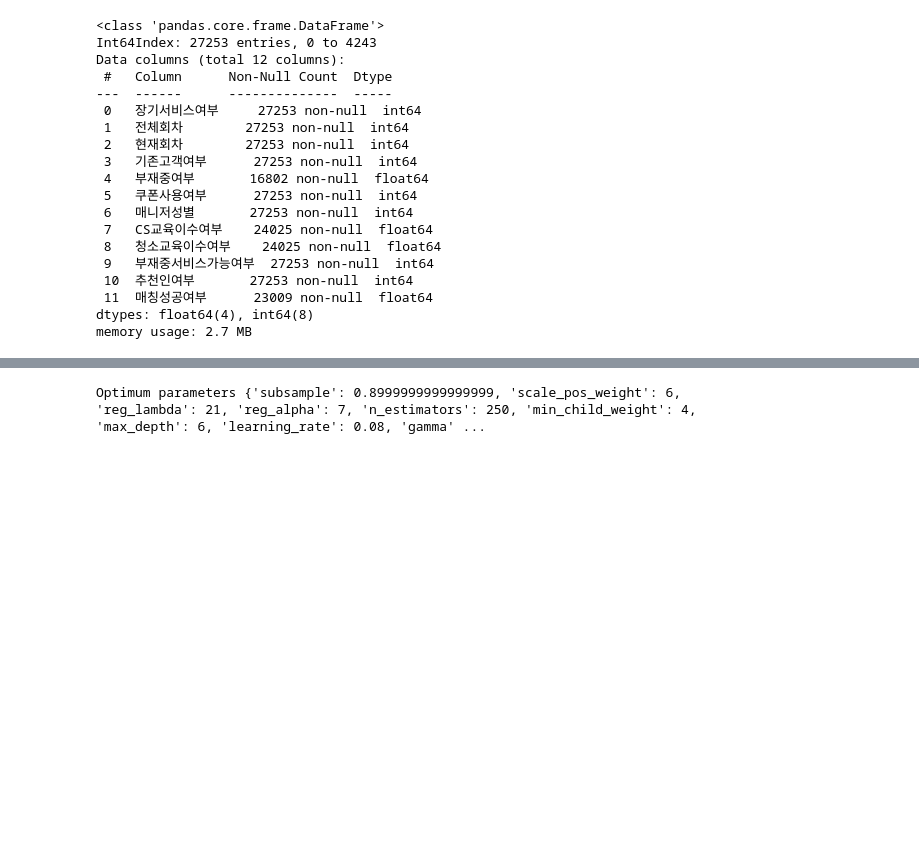
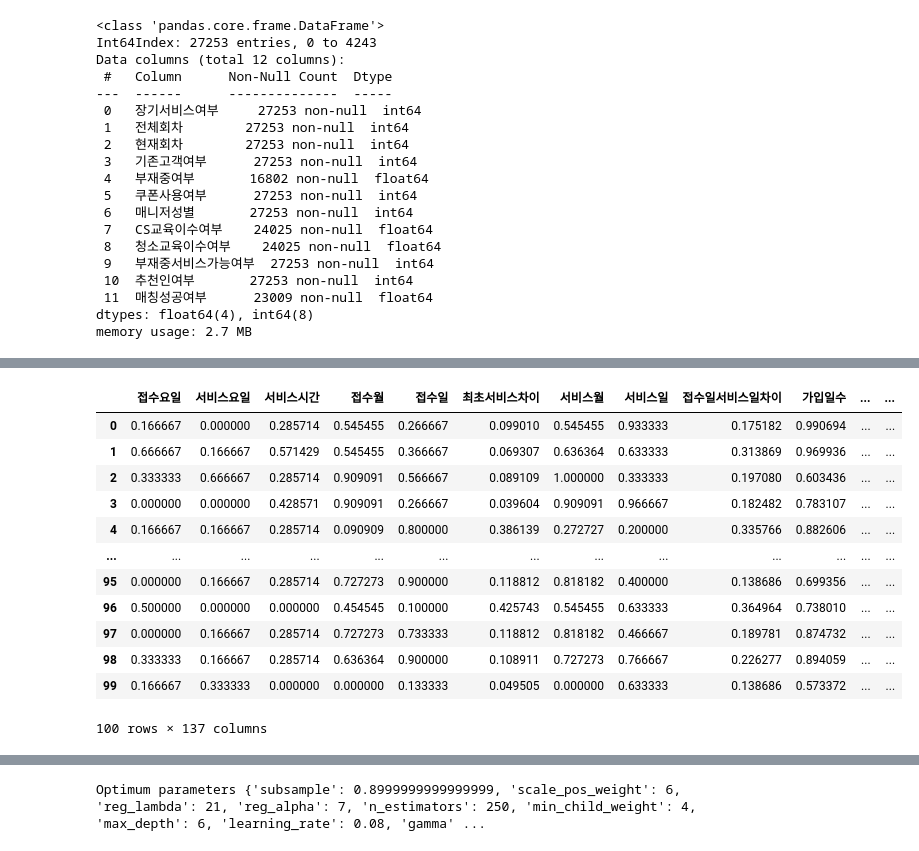
Before and after one commit to Hwijune/hackt, a Jupyter notebook: 04_ML/my-notebook.ipynb, the cells around one changed output, grey strips where cells are left out. Cells and saved outputs as stored; diff of their text form; code cells hidden in the pictures; blank space fills up the shorter version.

```diff
--- a/04_ML/my-notebook.ipynb
+++ b/04_ML/my-notebook.ipynb
@@ -658,6 +678,22 @@ df_norm.head()
 x_train = df_norm[~df_norm['매칭성공여부'].isnull()].drop(columns=['SEQ', '매칭성공여부'])
 x_test = df_norm[df_norm['매칭성공여부'].isnull()].drop(columns=['SEQ','매칭성공여부'])
 y_train= df_norm[~df_norm['매칭성공여부'].isnull()]['매칭성공여부']
+# %%
+df_norm.head(100)
+# %% [output]
+|  | 접수요일 | 서비스요일 | 서비스시간 | 접수월 | 접수일 | 최초서비스차이 | 서비스월 | 서비스일 | 접수일서비스일차이 | 가입일수 | ... | ... |
+| 0 | 0.166667 | 0.000000 | 0.285714 | 0.545455 | 0.266667 | 0.099010 | 0.545455 | 0.933333 | 0.175182 | 0.990694 | ... | ... |
+| 1 | 0.666667 | 0.166667 | 0.571429 | 0.545455 | 0.366667 | 0.069307 | 0.636364 | 0.633333 | 0.313869 | 0.969936 | ... | ... |
+| 2 | 0.333333 | 0.666667 | 0.285714 | 0.909091 | 0.566667 | 0.089109 | 1.000000 | 0.333333 | 0.197080 | 0.603436 | ... | ... |
+| 3 | 0.000000 | 0.000000 | 0.428571 | 0.909091 | 0.266667 | 0.039604 | 0.909091 | 0.966667 | 0.182482 | 0.783107 | ... | ... |
+| 4 | 0.166667 | 0.166667 | 0.285714 | 0.090909 | 0.800000 | 0.386139 | 0.272727 | 0.200000 | 0.335766 | 0.882606 | ... | ... |
+| ... | ... | ... | ... | ... | ... | ... | ... | ... | ... | ... | ... | ... |
+| 95 | 0.000000 | 0.166667 | 0.285714 | 0.727273 | 0.900000 | 0.118812 | 0.818182 | 0.400000 | 0.138686 | 0.699356 | ... | ... |
+| 96 | 0.500000 | 0.000000 | 0.000000 | 0.454545 | 0.100000 | 0.425743 | 0.545455 | 0.633333 | 0.364964 | 0.738010 | ... | ... |
+| 97 | 0.000000 | 0.166667 | 0.285714 | 0.727273 | 0.733333 | 0.118812 | 0.818182 | 0.466667 | 0.189781 | 0.874732 | ... | ... |
+| 98 | 0.333333 | 0.166667 | 0.285714 | 0.636364 | 0.900000 | 0.108911 | 0.727273 | 0.766667 | 0.226277 | 0.894059 | ... | ... |
+| 99 | 0.166667 | 0.333333 | 0.000000 | 0.000000 | 0.133333 | 0.049505 | 0.000000 | 0.633333 | 0.138686 | 0.573372 | ... | ... |
+100 rows × 137 columns
 # %%
 x_train.info()
 # %% [output]
```
Also changed, not shown: parts of 15 cells of this notebook, 4 other files.
